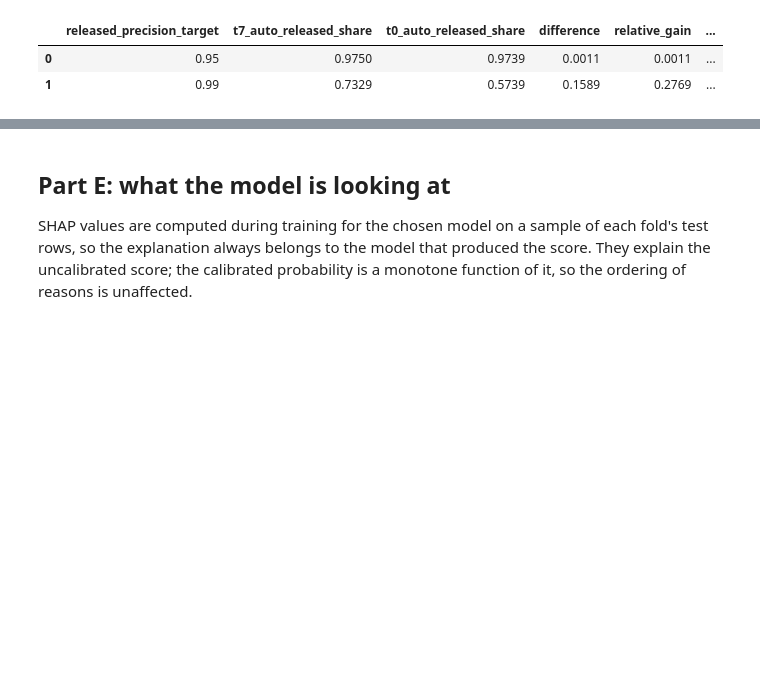
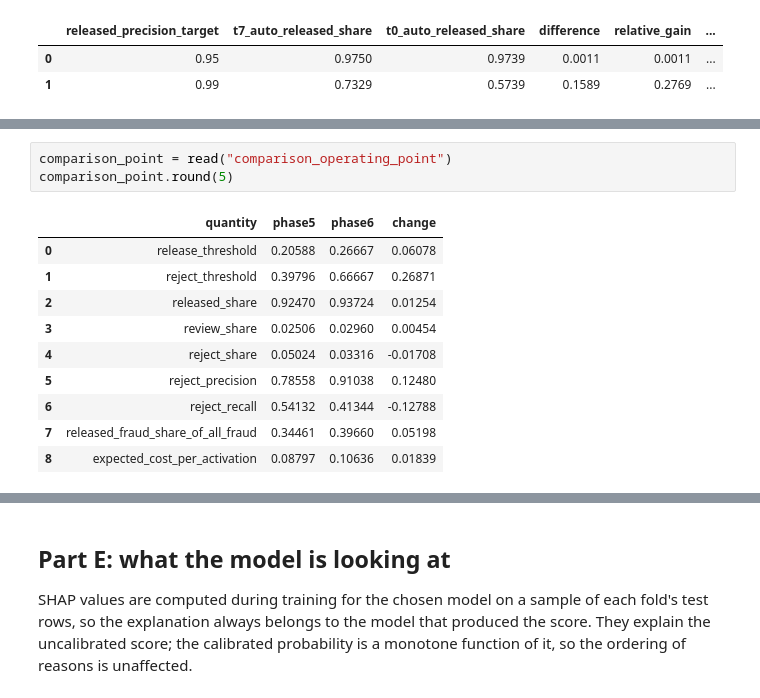
Before and after one commit to Brown-Wangeci/commission-app, a Jupyter notebook: notebooks/03_calibration_bands_and_fairness.ipynb, the cells around one changed output, grey strips where cells are left out. Cells and saved outputs as stored; diff of their text form; blank space fills up the shorter version.

```diff
--- a/notebooks/03_calibration_bands_and_fairness.ipynb
+++ b/notebooks/03_calibration_bands_and_fairness.ipynb
@@ -370,0 +386,14 @@ then all together. **The bands are not stable: they swing hard.**
+# %%
+comparison_point = read("comparison_operating_point")
+comparison_point.round(5)
+# %% [output]
+|  | quantity | phase5 | phase6 | change |
+| 0 | release_threshold | 0.20588 | 0.26667 | 0.06078 |
+| 1 | reject_threshold | 0.39796 | 0.66667 | 0.26871 |
+| 2 | released_share | 0.92470 | 0.93724 | 0.01254 |
+| 3 | review_share | 0.02506 | 0.02960 | 0.00454 |
+| 4 | reject_share | 0.05024 | 0.03316 | -0.01708 |
+| 5 | reject_precision | 0.78558 | 0.91038 | 0.12480 |
+| 6 | reject_recall | 0.54132 | 0.41344 | -0.12788 |
+| 7 | released_fraud_share_of_all_fraud | 0.34461 | 0.39660 | 0.05198 |
+| 8 | expected_cost_per_activation | 0.08797 | 0.10636 | 0.01839 |
```
Also changed, not shown: parts of 24 cells of this notebook, 34 other files.
